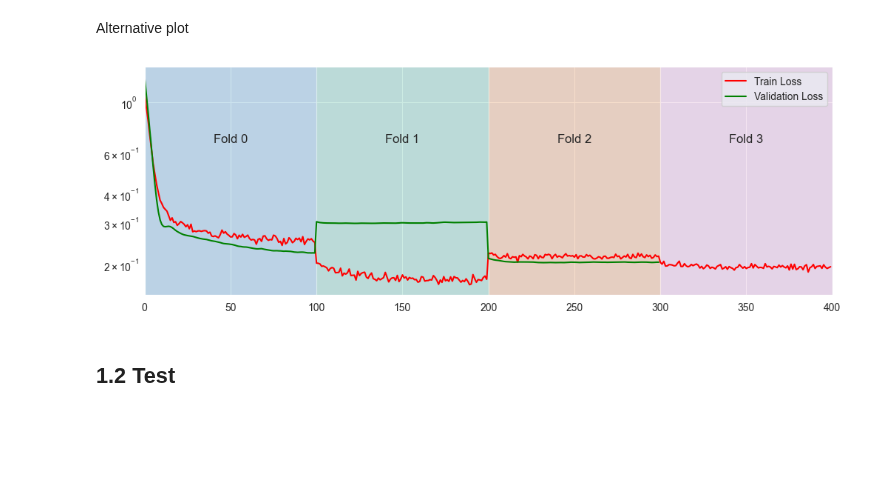
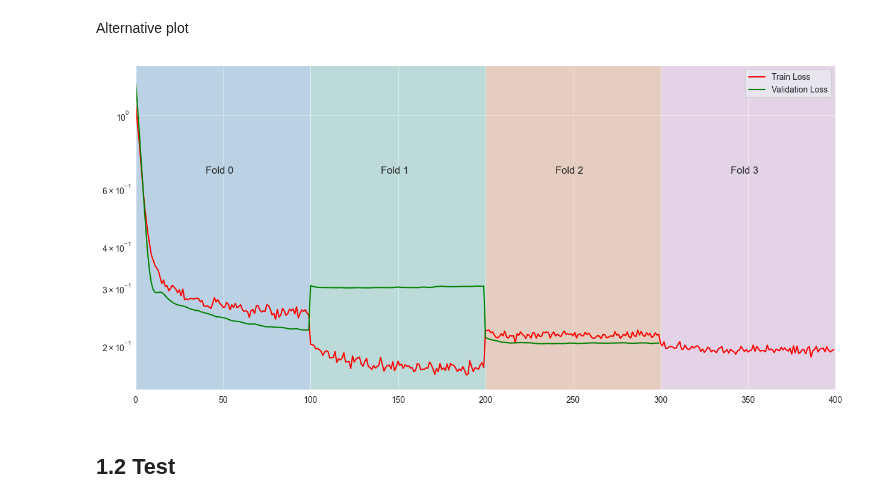
Before and after one commit to Jookare/ADAML-project2, a Jupyter notebook: Train/training.ipynb, the cells around one changed output. Cells and saved outputs as stored; diff of their text form; code cells hidden in the pictures; blank space fills up the shorter version.

Commit message:
fixed alternative loss-plot

```diff
--- a/Train/training.ipynb
+++ b/Train/training.ipynb
@@ -237,24 +237,27 @@ Alternative plot
 # %%
 lt = [l for i in range(4) for l in loss_history[i]["train"]]
 lv = [l for i in range(3) for l in loss_history[i]["valid"]]
-plt.figure(figsize=(12,4))
+plt.figure(figsize=(15, 7))
 plt.plot(lt, label="Train Loss", color="r")
 plt.plot(lv, label="Validation Loss", color="g")
+plt.xlim(0, 4 * n_epochs)
 ylims = plt.gca().get_ylim()
-plt.axvspan(0, 100, facecolor=colors[0], alpha=0.2)
-plt.text(40, 0.5*max(ylims), "Fold 0", fontsize=12)
-plt.axvspan(100, 200, facecolor=colors[1], alpha=0.2)
-plt.text(140, 0.5 * max(ylims), "Fold 1", fontsize=12)
-plt.axvspan(200, 300, facecolor=colors[2], alpha=0.2)
-plt.text(240, 0.5 * max(ylims), "Fold 2", fontsize=12)
-plt.axvspan(300, 400, facecolor=colors[3], alpha=0.2)
-plt.text(340, 0.5 * max(ylims), "Fold 3", fontsize=12)
-plt.xlim(0, 400)
+xlims = plt.gca().get_xlim()
+plt.axvspan(0, 1*n_epochs, facecolor=colors[0], alpha=0.2)
+plt.text(1 / 8 *max(xlims)-10, 0.5*max(ylims), "Fold 0", fontsize=12)
+plt.axvspan(1 * n_epochs, 2 * n_epochs,  facecolor=colors[1], alpha=0.2)
+plt.text(3 / 8 * max(xlims) - 10, 0.5 * max(ylims), "Fold 1", fontsize=12)
+plt.axvspan(2 * n_epochs, 3 * n_epochs, facecolor=colors[2], alpha=0.2)
+plt.text(5 / 8 * max(xlims) - 10, 0.5 * max(ylims), "Fold 2", fontsize=12)
+plt.axvspan(3 * n_epochs, 4 * n_epochs, facecolor=colors[3], alpha=0.2)
+plt.text(7 / 8 * max(xlims) - 10, 0.5 * max(ylims), "Fold 3", fontsize=12)
 plt.legend()
 plt.semilogy()
+#fname = f"../images/{model_type}_base_training.pdf"
+#plt.savefig(fname, format="pdf", bbox_inches="tight")
 plt.show()
 # %% [output]
-[figure, old version]
+[figure, new version]
 # %% [markdown]
 ## 1.2 Test
 # %%
```
Also changed, not shown: parts of 1 cell of this notebook, 4 other files.
